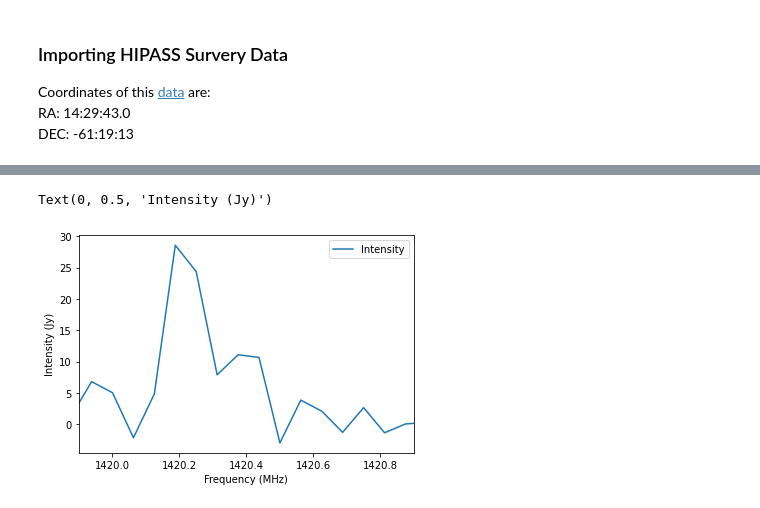
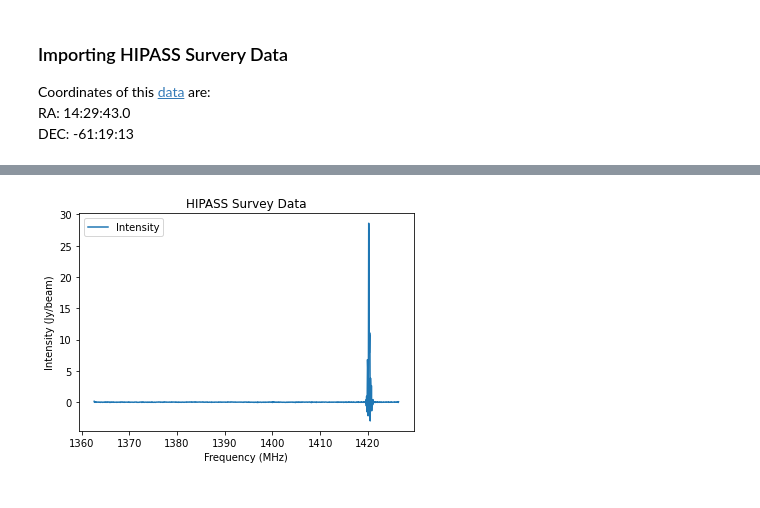
Before and after one commit to rtraas/SETI-Proxima-Centauri, a Jupyter notebook: H21cm.ipynb, the cells around one changed output, grey strips where cells are left out. Cells and saved outputs as stored; diff of their text form; code cells hidden in the pictures.

```diff
--- a/H21cm.ipynb
+++ b/H21cm.ipynb
@@ -79,8 +98,9 @@ data = pd.read_csv('HIPASS_142943.0-6119.txt', sep="      |    |   ")
 # %%
 data.plot('Spectral axis','Intensity')
-plt.xlim(1419.9,1420.9)
+#plt.xlim(1419.9,1420.9)
 plt.xlabel('Frequency (MHz)')
-plt.ylabel('Intensity (Jy)')
+plt.ylabel('Intensity (Jy/beam)')
+plt.title('HIPASS Survey Data')
+plt.show()
 # %% [output]
-Text(0, 0.5, 'Intensity (Jy)')
-[figure, old version]
+[figure, new version]
```
Also changed, not shown: parts of 2 cells of this notebook.
